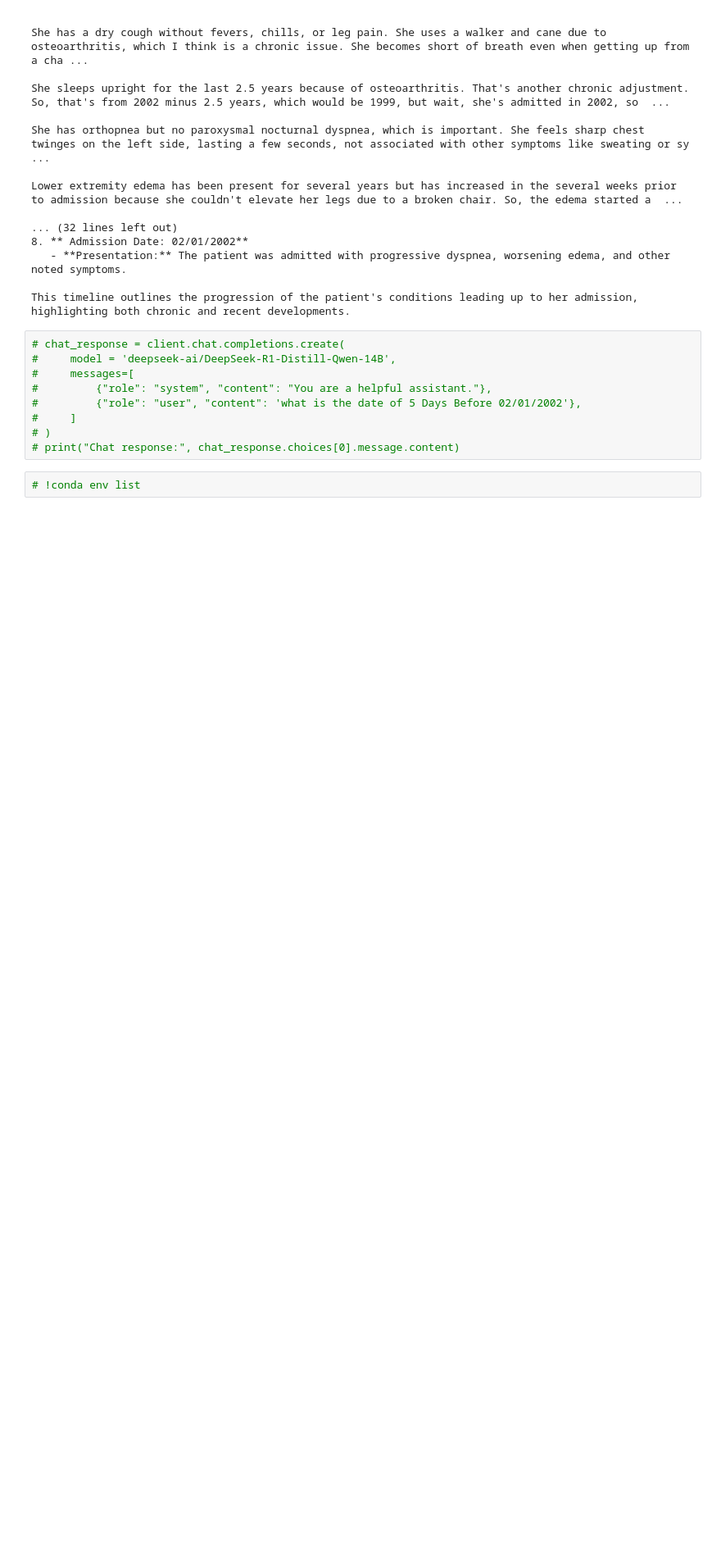
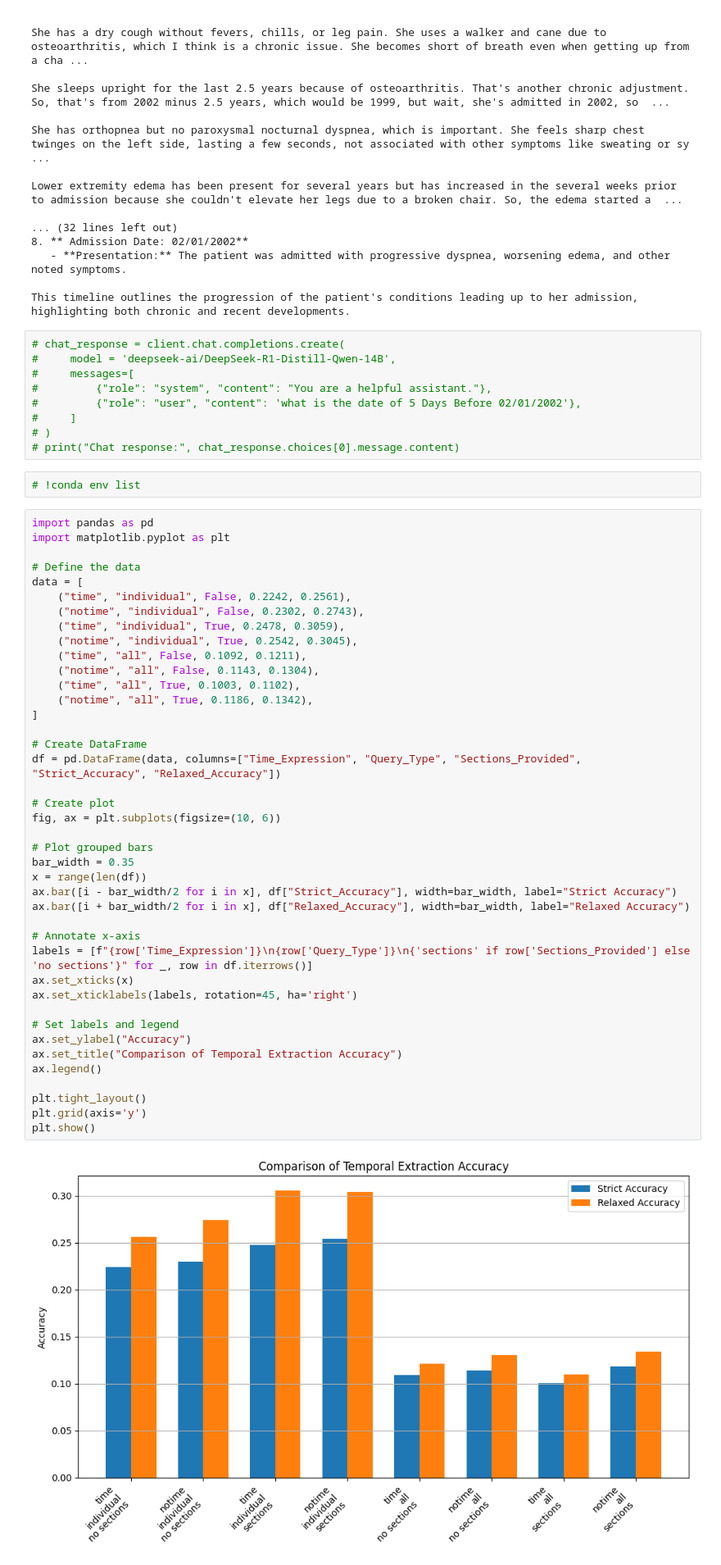
Before and after one commit to wtgme/Temporal_relation, a Jupyter notebook: data_builder.ipynb, the cells around one changed output. Shown: that part at 82% size. Drawn from its saved outputs; the diff is of its cells as text; blank space fills up the shorter version.

Commit message:
modified:   ../data_builder.ipynb 	modified:   ../data_loader.ipynb 	modified:   llm_azure_bulk.py 	modified:   llm_qa.ipynb

```diff
--- a/data_builder.ipynb
+++ b/data_builder.ipynb
@@ -1008,3 +1009,46 @@ This timeline outlines the progression of the patient's conditions leading up to
 # print("Chat response:", chat_response.choices[0].message.content)
 # %%
 # !conda env list
+# %%
+import pandas as pd
+import matplotlib.pyplot as plt
+
+# Define the data
+data = [
+    ("time", "individual", False, 0.2242, 0.2561),
+    ("notime", "individual", False, 0.2302, 0.2743),
+    ("time", "individual", True, 0.2478, 0.3059),
+    ("notime", "individual", True, 0.2542, 0.3045),
+    ("time", "all", False, 0.1092, 0.1211),
+    ("notime", "all", False, 0.1143, 0.1304),
+    ("time", "all", True, 0.1003, 0.1102),
+    ("notime", "all", True, 0.1186, 0.1342),
+]
+
+# Create DataFrame
+df = pd.DataFrame(data, columns=["Time_Expression", "Query_Type", "Sections_Provided", "Strict_Accuracy", "Relaxed_Accuracy"])
+
+# Create plot
+fig, ax = plt.subplots(figsize=(10, 6))
+
+# Plot grouped bars
+bar_width = 0.35
+x = range(len(df))
+ax.bar([i - bar_width/2 for i in x], df["Strict_Accuracy"], width=bar_width, label="Strict Accuracy")
+ax.bar([i + bar_width/2 for i in x], df["Relaxed_Accuracy"], width=bar_width, label="Relaxed Accuracy")
+
+# Annotate x-axis
+labels = [f"{row['Time_Expression']}\n{row['Query_Type']}\n{'sections' if row['Sections_Provided'] else 'no sections'}" for _, row in df.iterrows()]
+ax.set_xticks(x)
+ax.set_xticklabels(labels, rotation=45, ha='right')
+
+# Set labels and legend
+ax.set_ylabel("Accuracy")
+ax.set_title("Comparison of Temporal Extraction Accuracy")
+ax.legend()
+
+plt.tight_layout()
+plt.grid(axis='y')
+plt.show()
+# %% [output]
+[figure, added]
```
Also changed, not shown: parts of 1 cell of this notebook, 3 other files.
